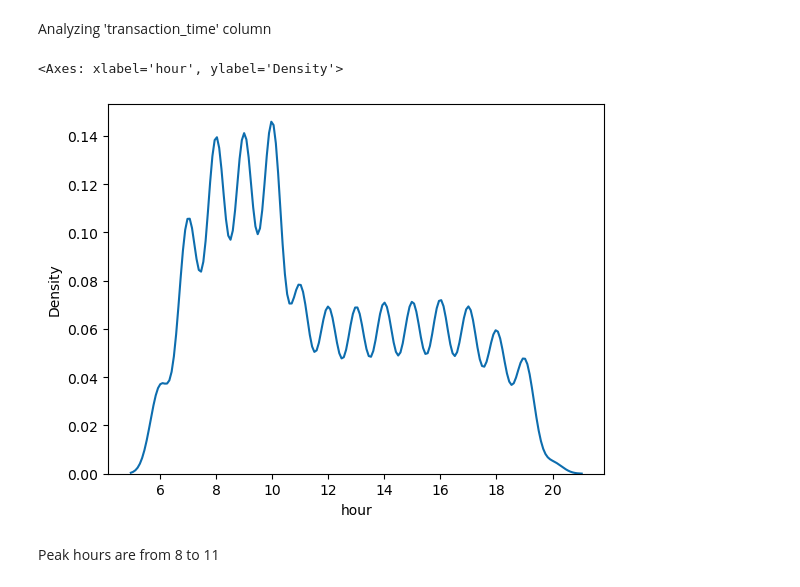
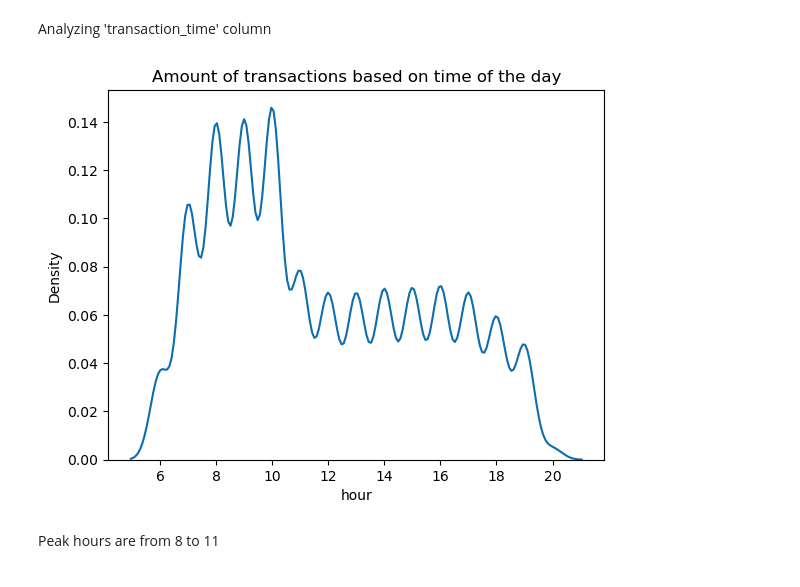
Before and after one commit to kayukovzakhar/coffe-shops, a Jupyter notebook: CoffeeShops.ipynb, the cells around one changed output. Cells and saved outputs as stored; diff of their text form; code cells hidden in the pictures.

```diff
--- a/CoffeeShops.ipynb
+++ b/CoffeeShops.ipynb
@@ -213,9 +211,11 @@ Analyzing 'transaction_time' column
 # %%
 df['hour'] = pd.to_datetime(df['transaction_time'], format= '%H:%M:%S').dt.hour
 sns.kdeplot(df['hour'])
+plt.title("Amount of transactions based on time of the day")
+
+plt.show()
 # %% [output]
-<Axes: xlabel='hour', ylabel='Density'>
-[figure, old version]
+[figure, new version]
 # %% [markdown]
 Peak hours are from 8 to 11
 # %% [markdown]
```
Also changed, not shown: parts of 14 cells of this notebook.
